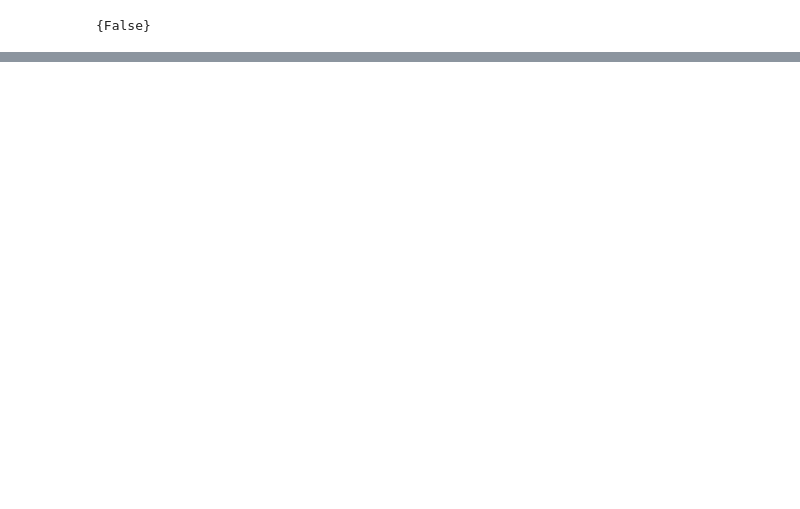
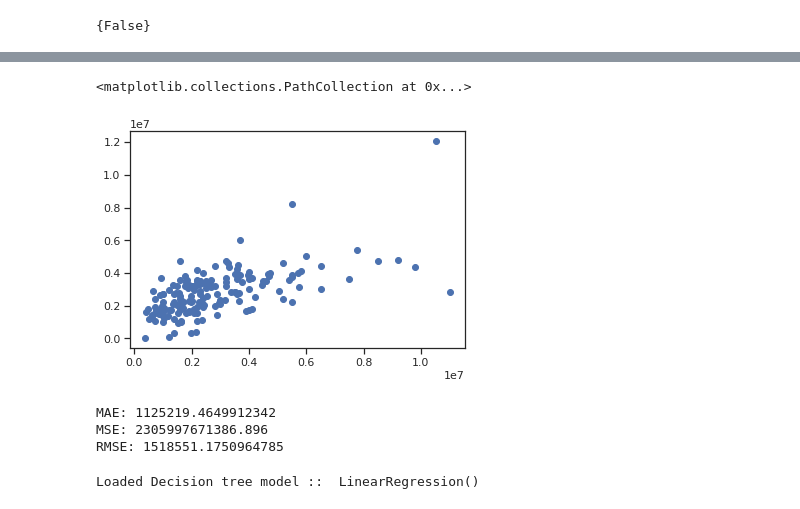
Before and after one commit to ikarosgn/DMDP, a Jupyter notebook: final.ipynb, the cells around one changed output, grey strips where cells are left out. Saved outputs shown, nothing was run; the diff lists cells and outputs as text; code cells hidden in the pictures; blank space fills up the shorter version.

```diff
--- a/final.ipynb
+++ b/final.ipynb
@@ -160,0 +444,7 @@ NameError: ignored
+# %%
+data_X = data_train_detectO.drop('sell_price',axis=1) # Independet variable
+#X = data_X.values
+data_y = data_train_detectO['sell_price'] # dependent variable
+#y = data_y.values
+
+X_train, X_test, y_train, y_test = train_test_split(data_X, data_y, test_size=0.1, random_state=0)
@@ -160,0 +487,4 @@ NameError: ignored
+# %%
+lm = LinearRegression()
+# %%
+model = lm.fit(X_train, y_train)
@@ -160,0 +497,4 @@ NameError: ignored
+# %%
+predictions = cross_val_predict(model, X_test, y_test, cv=10)
+print(len(predictions))
+predictions
@@ -160,0 +520,17 @@ NameError: ignored
+# %%
+plt.scatter(y_test, predictions)
+# %% [output]
+<matplotlib.collections.PathCollection at 0x...>
+[figure, added]
+# %%
+# With hyperparameter tuned
+
+from sklearn import metrics
+
+print('MAE:', metrics.mean_absolute_error(y_test,predictions))
+print('MSE:', metrics.mean_squared_error(y_test, predictions))
+print('RMSE:', np.sqrt(metrics.mean_squared_error(y_test, predictions)))
+# %% [output]
+MAE: 1125219.4649912342
+MSE: 2305997671386.896
+RMSE: 1518551.1750964785
@@ -160,0 +547,7 @@ NameError: ignored
+# %%
+# Loading the saved decision tree model pickle
+Regressor = open(model_filename, 'rb')
+Regressor_model = pickle.load(Regressor)
+print("Loaded Decision tree model :: ", Regressor_model)
+# %% [output]
+Loaded Decision tree model ::  LinearRegression()
```
Also changed, not shown: parts of 67 cells of this notebook.
